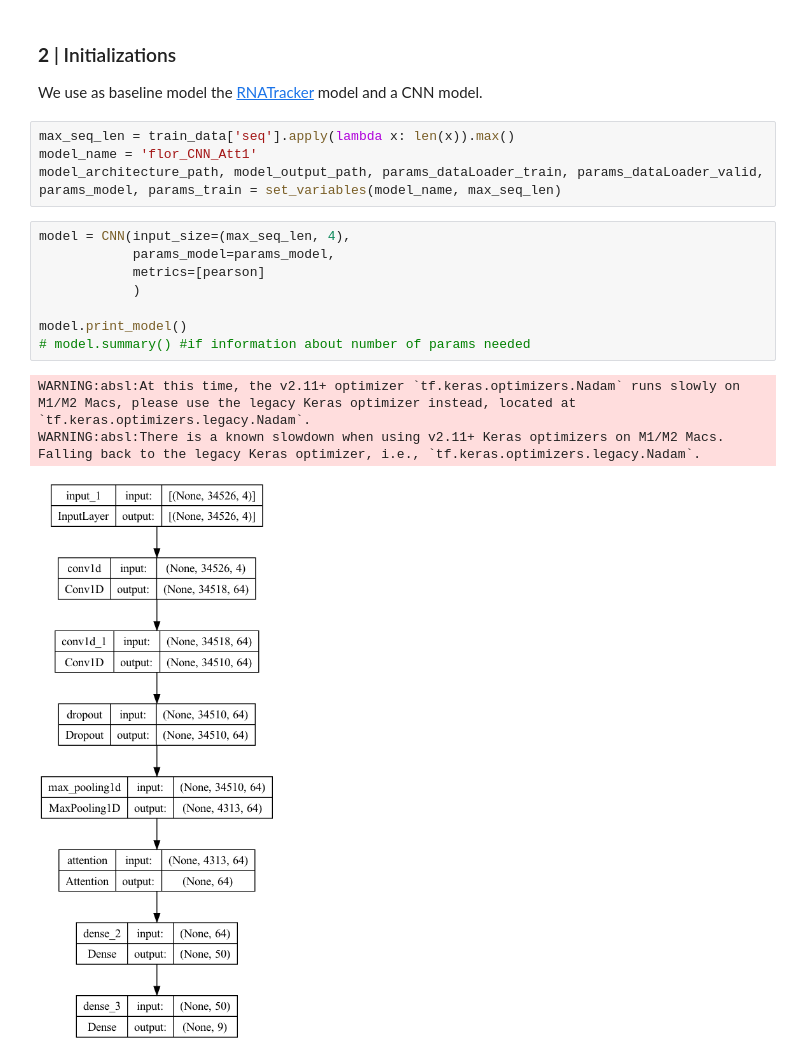
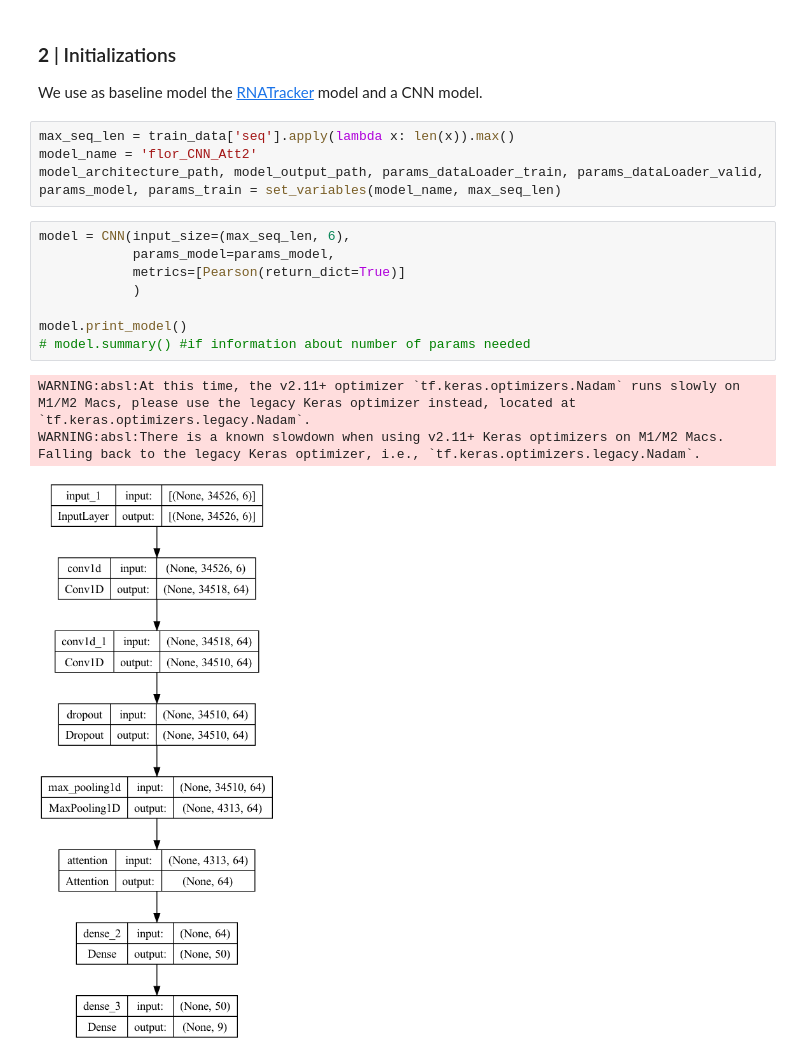
Before and after one commit to Tralius/rna-localization, a Jupyter notebook: flor_CNN_Att2.ipynb, the cells around one changed output. Cells and saved outputs as stored; diff of their text form.

```diff
--- a/flor_CNN_Att2.ipynb
+++ b/flor_CNN_Att2.ipynb
@@ -17,20 +18,20 @@ train_data, valid_data, test_data = prepare_data()
 We use as baseline model the [RNATracker](https://github.com/HarveyYan/RNATracker/blob/master/Models/cnn_bilstm_attention.py) model and a CNN model.
 # %%
 max_seq_len = train_data['seq'].apply(lambda x: len(x)).max()
-model_name = 'flor_CNN_Att1'
+model_name = 'flor_CNN_Att2'
 model_architecture_path, model_output_path, params_dataLoader_train, params_dataLoader_valid, params_model, params_train = set_variables(model_name, max_seq_len)
 # %%
-model = CNN(input_size=(max_seq_len, 4),
+model = CNN(input_size=(max_seq_len, 6),
             params_model=params_model,
-            metrics=[pearson]
+            metrics=[Pearson(return_dict=True)]
             )
 
 model.print_model()
 # model.summary() #if information about number of params needed
 # %% [output]
 WARNING:absl:At this time, the v2.11+ optimizer `tf.keras.optimizers.Nadam` runs slowly on M1/M2 Macs, please use the legacy Keras optimizer instead, located at `tf.keras.optimizers.legacy.Nadam`.
 WARNING:absl:There is a known slowdown when using v2.11+ Keras optimizers on M1/M2 Macs. Falling back to the legacy Keras optimizer, i.e., `tf.keras.optimizers.legacy.Nadam`.
-[figure, old version]
+[figure, new version]
 # %%
 model.summary()
 # %% [output]
```
Also changed, not shown: parts of 5 cells of this notebook, 21 other files.
